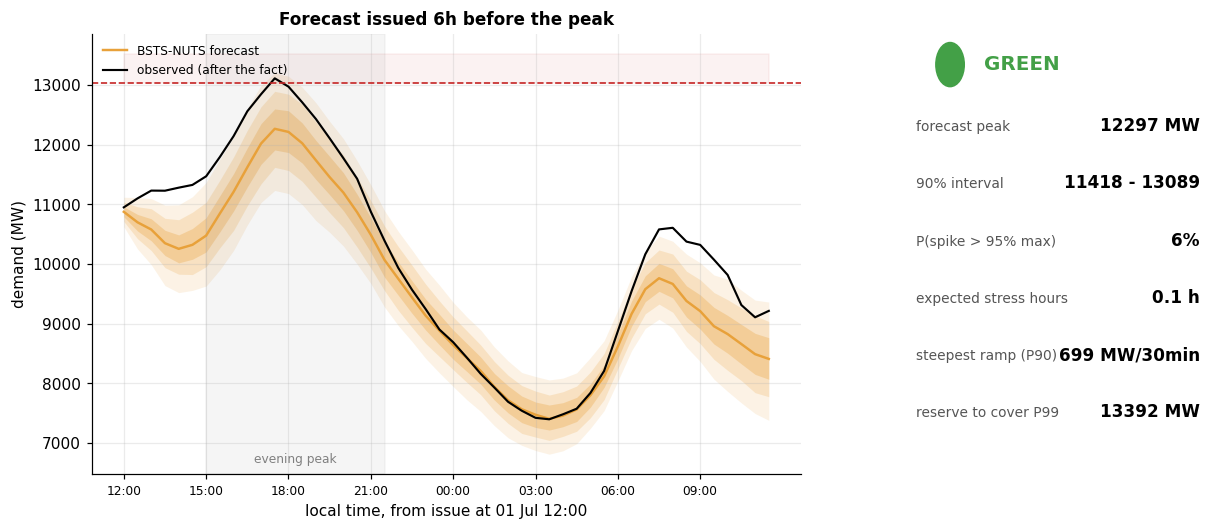
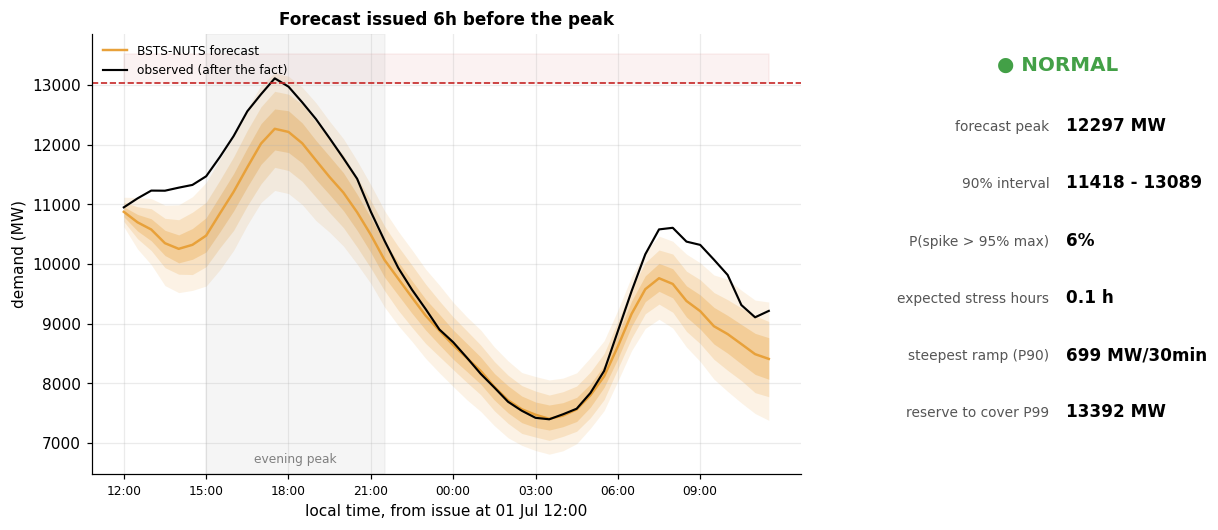
The notebook cell's code change between the first figure and the second:
--- before
+++ after
@@ -7,4 +7,8 @@
 def alert_for(prob):
     return "red" if prob > 0.5 else "amber" if prob > 0.15 else "green"
+
+
+# Descriptive status words for the console, keyed by the traffic-light colour.
+STATUS_LABEL = {"green": "NORMAL", "amber": "ELEVATED", "red": "SPIKE LIKELY"}
 
 
@@ -41,6 +45,17 @@
 panel_ax.axis("off")
 status = alert_for(p_spike)
-panel_ax.add_patch(Circle((0.12, 0.93), 0.05, color=ALERT[status], transform=panel_ax.transAxes))
-panel_ax.text(0.24, 0.93, f"{status.upper()}", va="center", fontsize=13, weight="bold", color=ALERT[status], transform=panel_ax.transAxes)
+# A descriptive status badge centred over a centred key-value readout, so the
+# panel reads as a balanced card rather than text justified hard to the edges.
+panel_ax.text(
+    0.5,
+    0.93,
+    f"● {STATUS_LABEL[status]}",
+    va="center",
+    ha="center",
+    fontsize=13,
+    weight="bold",
+    color=ALERT[status],
+    transform=panel_ax.transAxes,
+)
 lines = [
     ("forecast peak", f"{np.median(pk):.0f} MW"),
@@ -53,6 +68,6 @@
 for i, (k, v) in enumerate(lines):
     y = 0.78 - i * 0.13
-    panel_ax.text(0.0, y, k, fontsize=9, color="#555", transform=panel_ax.transAxes)
-    panel_ax.text(1.0, y, v, fontsize=11, weight="bold", ha="right", transform=panel_ax.transAxes)
+    panel_ax.text(0.47, y, k, fontsize=9, color="#555", ha="right", transform=panel_ax.transAxes)
+    panel_ax.text(0.53, y, v, fontsize=11, weight="bold", ha="left", transform=panel_ax.transAxes)
 save_figure(fig, "ops_console", cfg.paths.figures)
 plt.show()

Commit: ARIMA coherent paths and text, visualisation updates.